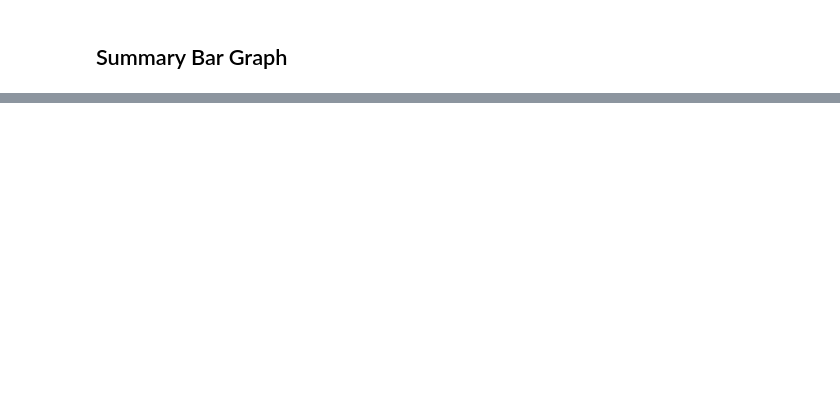
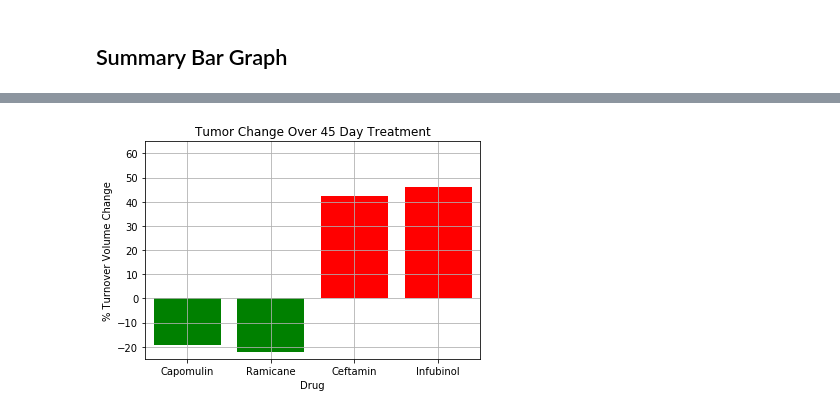
Before and after one commit to malisum/matplotlib-challenge, a Jupyter notebook: Pymaceuticals/pymaceuticals_main.ipynb, the cells around one changed output, grey strips where cells are left out. Saved outputs shown, nothing was run; the diff lists cells and outputs as text; code cells hidden in the pictures; blank space fills up the shorter version.

```diff
--- a/Pymaceuticals/pymaceuticals_main.ipynb
+++ b/Pymaceuticals/pymaceuticals_main.ipynb
@@ -310,0 +321,14 @@ fig.show()
+# %%
+# Calculate the percent changes for each drug
+drug_list = []
+percent_change_list = []
+for col in reformat_mean_tumorvol_df.columns:
+    drug_list.append(col)
+    percent_change_list.append(round(((reformat_mean_tumorvol_df[col].iloc[-1] - reformat_mean_tumorvol_df[col].iloc[0])/reformat_mean_tumorvol_df[col].iloc[0])*100, 5))
+
+percent_change_df = pd.DataFrame()
+percent_change_df['Drug'] = drug_list
+percent_change_df['Pct'] = percent_change_list
+
+# Display the data to confirm
+percent_change_df
@@ -310,0 +347,73 @@ fig.show()
+# %%
+# Store all Relevant Percent Changes into a Tuple
+drug_tp = ()
+percent_change_tp = ()
+drug_percent_change_tp= ()
+drug_tp = tuple(drug_list)
+percent_change_tp = tuple(percent_change_list)
+drug_percent_change_tp = tuple(zip(drug_tp, percent_change_tp))
+
+
+# Splice the data between passing and failing drugs
+pos_percent_change_list = []
+pos_drug_list = []
+neg_percent_change_list = []
+neg_drug_list = []
+
+pos_percent_change_tp = ()
+pos_drug_tp = ()
+neg_percent_change_tp =()
+neg_drug_tp =()
+
+for i,d in enumerate(drug_percent_change_tp):
+    if drug_percent_change_tp[i][1] >= 0:
+        pos_percent_change_list.append(drug_percent_change_tp[i][1])
+        pos_drug_list.append(drug_percent_change_tp[i][0])
+    else:
+        neg_percent_change_list.append(drug_percent_change_tp[i][1])
+        neg_drug_list.append(drug_percent_change_tp[i][0])
+pos_percent_change_tp = tuple(pos_percent_change_list)
+pos_drug_tp = tuple(pos_drug_list)
+neg_percent_change_tp = tuple(neg_percent_change_list)
+neg_drug_tp = tuple(neg_drug_list)
+
+# Orient widths. Add labels, tick marks, etc.
+fig, ax = plt.subplots()
+# x = tuple(drug_tp[i] for i in [0, 2, 3, 5])
+# y = tuple(percent_change_tp[i] for i in [0, 2, 3, 5])
+# plt.bar(x,y)
+# good_mask = y < 0
+# nad_mask = y >= 0
+# plot tumor volume reduction
+plt.bar(neg_drug_tp, neg_percent_change_tp, color = 'green')
+plt.bar(pos_drug_tp, pos_percent_change_tp, color = 'red')
+
+
+ax.set_xlabel("Drug")
+ax.set_ylabel("% Turnover Volume Change")
+plt.title("Tumor Change Over 45 Day Treatment")
+# Set the y axis limits
+# ax.xaxis.grid(True)
+# ax.yaxis.grid(True)
+ax.grid()
+yLim = [-25, 65]
+xLim = [-.50, 3.50]
+ax.set_xlim(xLim)
+ax.set_ylim(yLim)
+
+
+
+# Use functions to label the percentages of changes
+# Add % labels
+# Add red / green color
+# Adjust grid lines
+
+# Call functions to implement the function calls
+
+
+# Save the Figure
+fig.savefig('./output/change.png')
+# Show the Figure
+fig.show()
+# %% [output]
+[figure, added]
```
Also changed, not shown: parts of 16 cells of this notebook, 3 other files.
